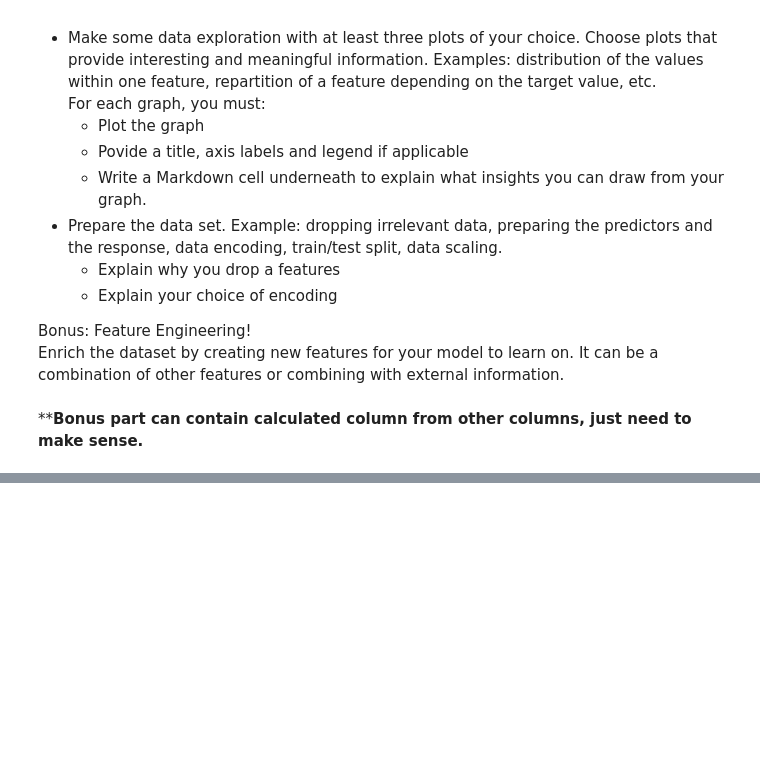
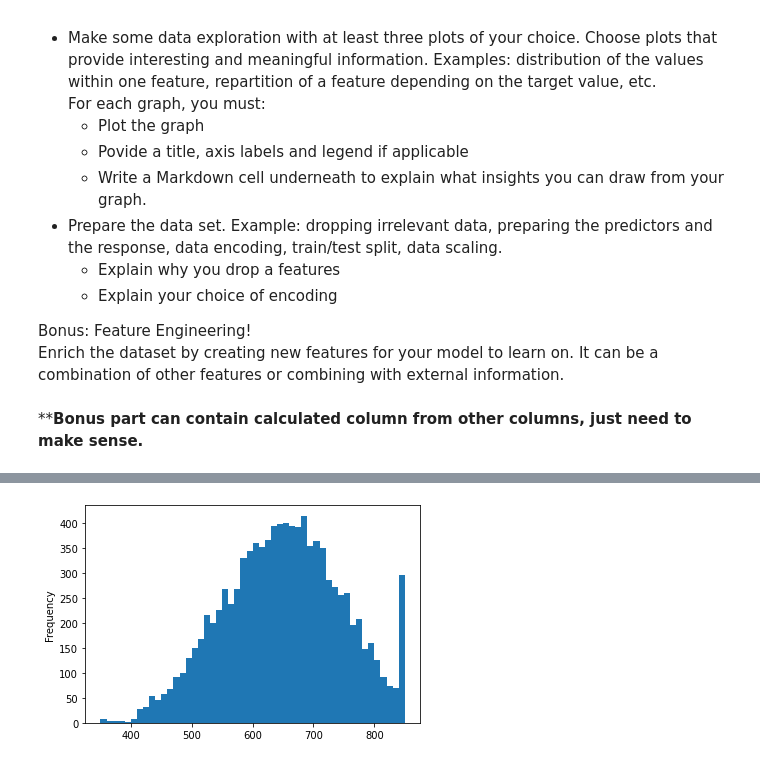
Before and after one commit to ediziks/EPITA-DSA-Notes, a Jupyter notebook: FoundationsOfStatisticalAnalysisAndMachineLearning[FSAML]/class2/Assignment2/ML_course02_practice.ipynb, the cells around one changed output, grey strips where cells are left out. Cells and saved outputs as stored; diff of their text form; code cells hidden in the pictures; blank space fills up the shorter version.

```diff
--- a/FoundationsOfStatisticalAnalysisAndMachineLearning[FSAML]/class2/Assignment2/ML_course02_practice.ipynb
+++ b/FoundationsOfStatisticalAnalysisAndMachineLearning[FSAML]/class2/Assignment2/ML_course02_practice.ipynb
@@ -131,0 +113,6 @@ dataset_raw['Surname'].str.findall('[^a-zA-Z\d\s:]').sum()
+# %%
+# check for the general distribution of the data
+dataset_raw['CreditScore'].plot(kind='hist', bins=50)
+plt.show()
+# %% [output]
+[figure, added]
```
Also changed, not shown: parts of 35 cells of this notebook.
